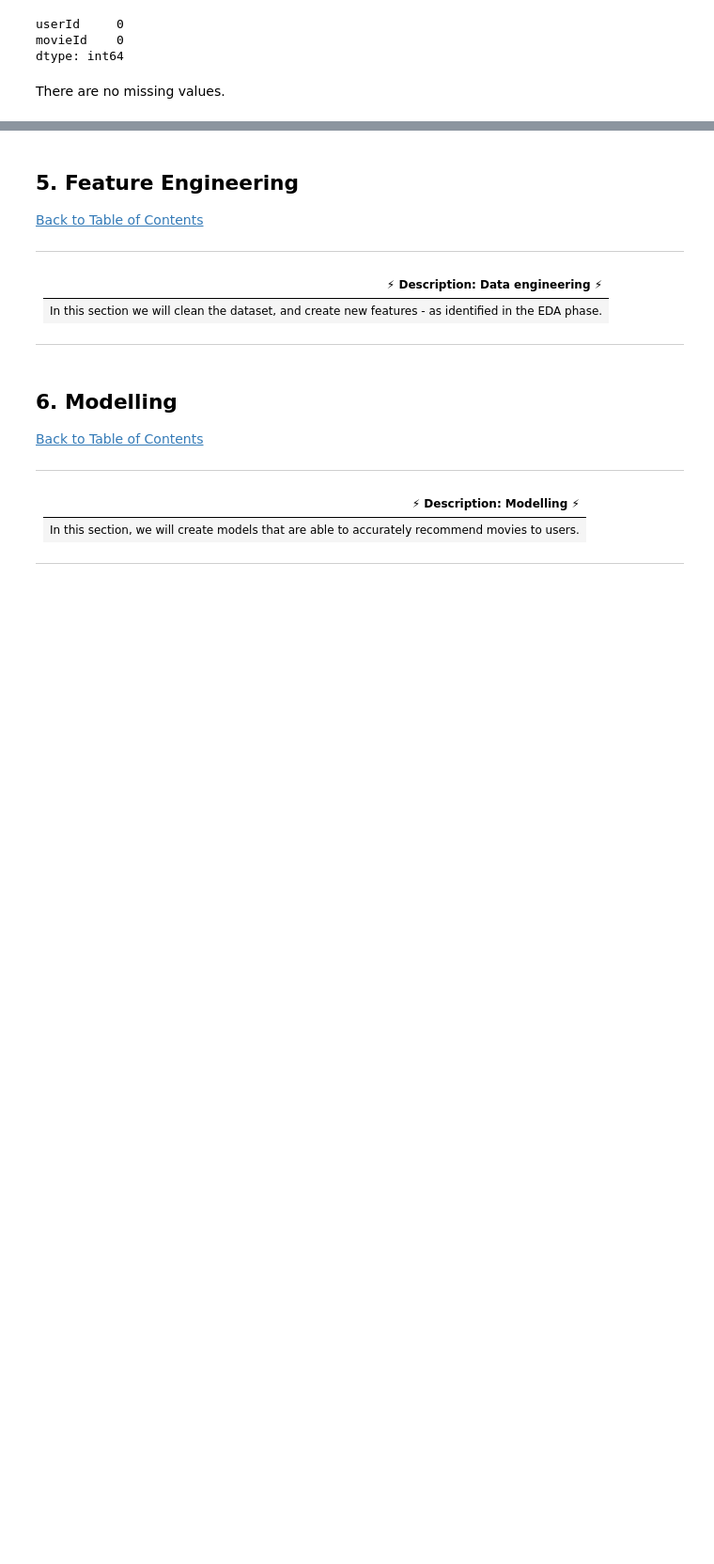
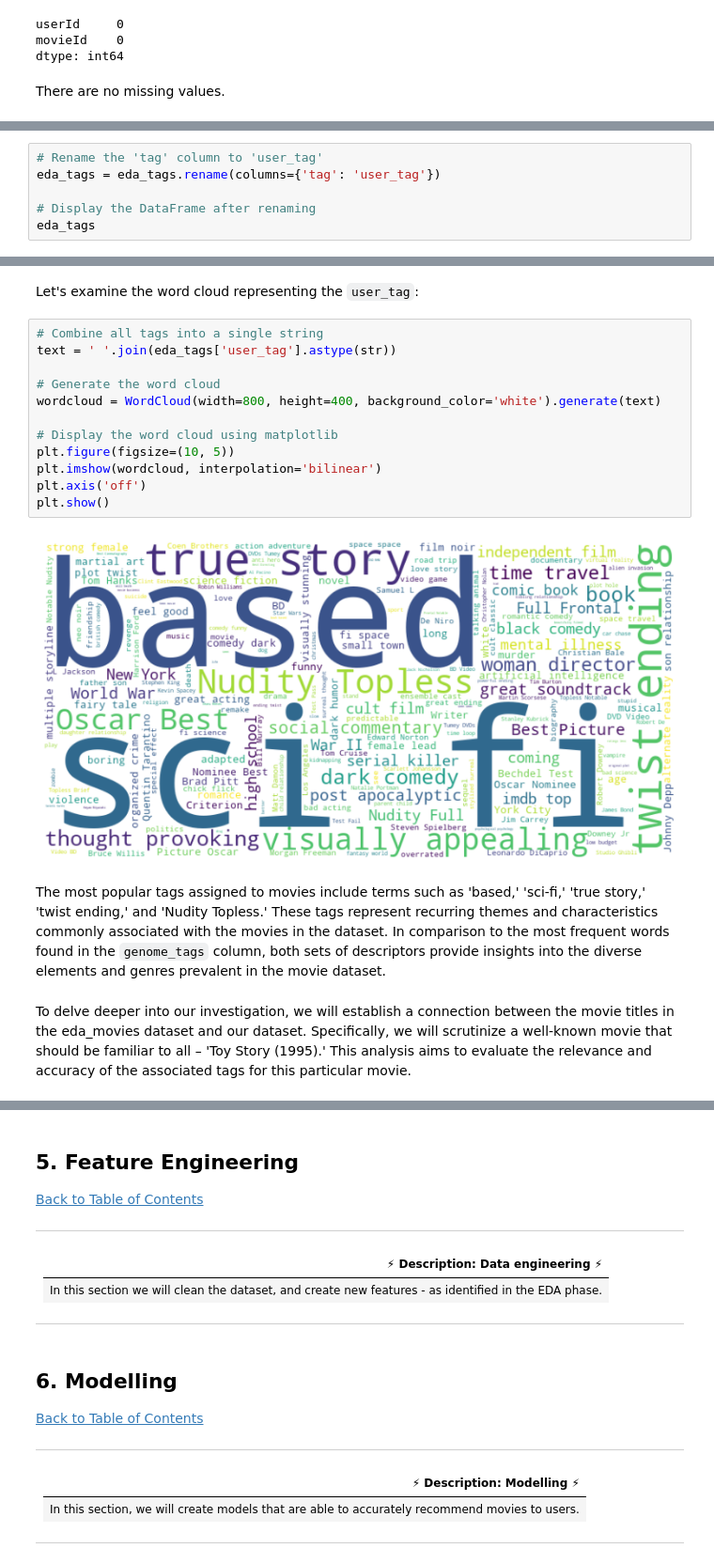
Before and after one commit to Christelle278/Unsupervised-Learning-Sprint-2307FTDS-Team-NM3, a Jupyter notebook: Unsupervised_Learning_Sprint_2307FTDS_Team_NM3.ipynb, the cells around one changed output, grey strips where cells are left out. Shown at 94% size. Drawn from its saved outputs; the diff is of its cells as text; blank space fills up the shorter version.

Commit message:
The EDA has been added and will be revised and edited by team members.

```diff
--- a/Unsupervised_Learning_Sprint_2307FTDS_Team_NM3.ipynb
+++ b/Unsupervised_Learning_Sprint_2307FTDS_Team_NM3.ipynb
@@ -655,0 +801,6 @@ There are no missing values.
+# %%
+# Rename the 'tag' column to 'user_tag'
+eda_tags = eda_tags.rename(columns={'tag': 'user_tag'})
+
+# Display the DataFrame after renaming
+eda_tags
@@ -655,0 +821,20 @@ There are no missing values.
+# %% [markdown]
+Let's examine the word cloud representing the `user_tag`:
+# %%
+# Combine all tags into a single string
+text = ' '.join(eda_tags['user_tag'].astype(str))
+
+# Generate the word cloud
+wordcloud = WordCloud(width=800, height=400, background_color='white').generate(text)
+
+# Display the word cloud using matplotlib
+plt.figure(figsize=(10, 5))
+plt.imshow(wordcloud, interpolation='bilinear')
+plt.axis('off')
+plt.show()
+# %% [output]
+[figure, added]
+# %% [markdown]
+The most popular tags assigned to movies include terms such as 'based,' 'sci-fi,' 'true story,' 'twist ending,' and 'Nudity Topless.' These tags represent recurring themes and characteristics commonly associated with the movies in the dataset. In comparison to the most frequent words found in the `genome_tags` column, both sets of descriptors provide insights into the diverse elements and genres prevalent in the movie dataset.
+# %% [markdown]
+To delve deeper into our investigation, we will establish a connection between the movie titles in the eda_movies dataset and our dataset. Specifically, we will scrutinize a well-known movie that should be familiar to all – 'Toy Story (1995).' This analysis aims to evaluate the relevance and accuracy of the associated tags for this particular movie.
```
Also changed, not shown: parts of 109 cells of this notebook.
